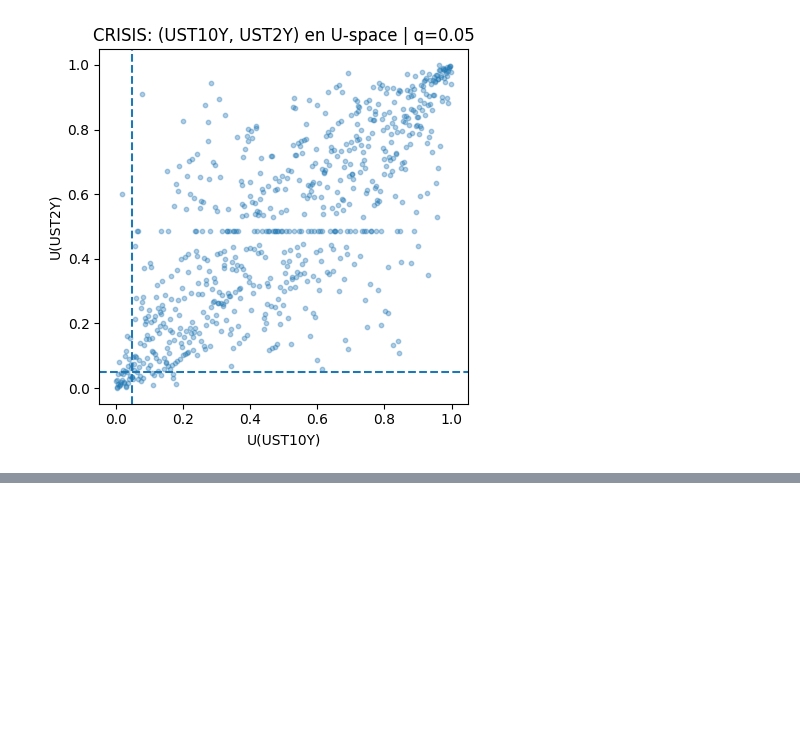
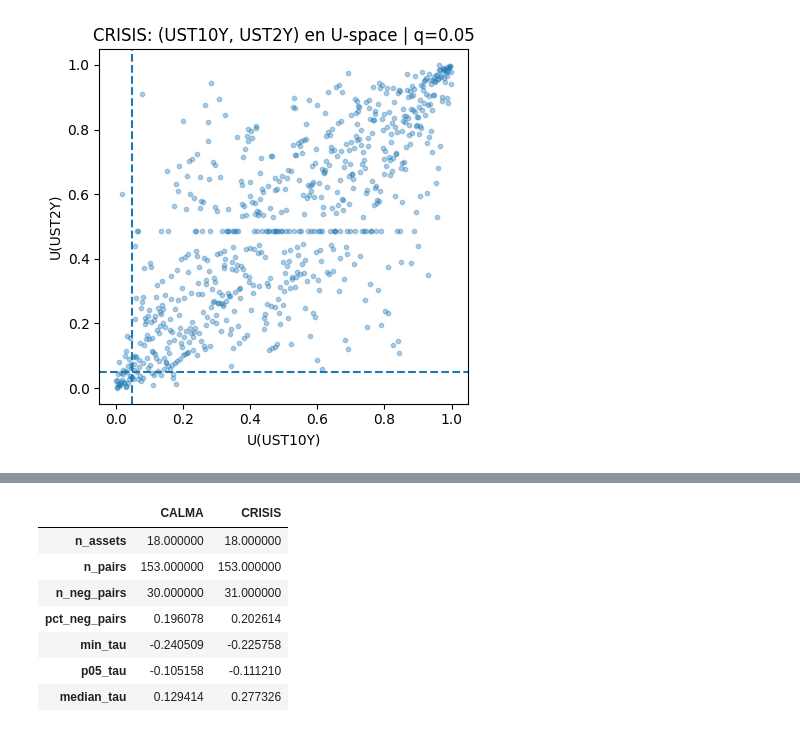
Before and after one commit to marcocorpacriado-pixel/CONTROL_RIESGOS, a Jupyter notebook: notebooks/01_hmm_regimes.ipynb, the cells around one changed output, grey strips where cells are left out. Saved outputs shown, nothing was run; the diff lists cells and outputs as text; code cells hidden in the pictures; blank space fills up the shorter version.

Commit message:
Añadir análisis Clayton Copula al notebook

```diff
--- a/notebooks/01_hmm_regimes.ipynb
+++ b/notebooks/01_hmm_regimes.ipynb
@@ -1925,0 +1937,97 @@ for a1, a2 in pairs_to_plot:
+# %%
+
+assets = R2.columns.tolist()
+
+Ucalm_df = pd.DataFrame(U_calm, columns=assets)
+Ucris_df = pd.DataFrame(U_cris, columns=assets)
+
+Tau_calm = Ucalm_df.corr(method="kendall")
+Tau_cris = Ucris_df.corr(method="kendall")
+
+def neg_pairs_report(Tau: pd.DataFrame, top=12):
+    cols = Tau.columns.tolist()
+    pairs = []
+    for i in range(len(cols)):
+        for j in range(i+1, len(cols)):
+            pairs.append((cols[i], cols[j], float(Tau.iloc[i, j])))
+    dfp = pd.DataFrame(pairs, columns=["asset_1","asset_2","tau"])
+    neg = dfp[dfp["tau"] < 0].sort_values("tau")  # más negativo primero
+
+    summary = {
+        "n_assets": len(cols),
+        "n_pairs": int(len(dfp)),
+        "n_neg_pairs": int(neg.shape[0]),
+        "pct_neg_pairs": float(neg.shape[0] / len(dfp)),
+        "min_tau": float(dfp["tau"].min()),
+        "p05_tau": float(dfp["tau"].quantile(0.05)),
+        "median_tau": float(dfp["tau"].median()),
+    }
+    return pd.Series(summary), neg.head(top), dfp
+
+sum_calm, neg_calm_top, pairs_calm = neg_pairs_report(Tau_calm, top=12)
+sum_cris, neg_cris_top, pairs_cris = neg_pairs_report(Tau_cris, top=12)
+
+display(pd.DataFrame({"CALMA": sum_calm, "CRISIS": sum_cris}))
+
+print("\nTop τ negativos (CALMA):")
+display(neg_calm_top)
+
+print("\nTop τ negativos (CRISIS):")
+display(neg_cris_top)
+
+# --- Selección automática de activos "Clayton-safe" ---
+# Criterio: un activo es conflictivo si tiene demasiados τ negativos con el resto.
+def select_clayton_assets(Tau: pd.DataFrame, max_neg_share=0.25, min_avg_tau=0.02):
+    cols = Tau.columns.tolist()
+    M = Tau.values.copy()
+    np.fill_diagonal(M, np.nan)
+
+    neg_share = np.nanmean(M < 0, axis=1)     # % de pares negativos por activo
+    avg_tau = np.nanmean(M, axis=1)           # τ medio del activo vs el resto
+
+    diag = pd.DataFrame({"asset": cols, "neg_share": neg_share, "avg_tau": avg_tau})
+    # "safe": pocos negativos y tau medio suficientemente positivo
+    safe = diag[(diag["neg_share"] <= max_neg_share) & (diag["avg_tau"] >= min_avg_tau)].sort_values("avg_tau", ascending=False)
+    unsafe = diag.drop(safe.index).sort_values("neg_share", ascending=False)
+    return safe, unsafe, diag
+
+safe_calm, unsafe_calm, diag_calm = select_clayton_assets(Tau_calm)
+safe_cris, unsafe_cris, diag_cris = select_clayton_assets(Tau_cris)
+
+print("\n--- Propuesta (CALMA) Clayton-safe ---")
+display(safe_calm)
+print("\n--- Excluidos (CALMA) ---")
+display(unsafe_calm)
+
+print("\n--- Propuesta (CRISIS) Clayton-safe ---")
+display(safe_cris)
+print("\n--- Excluidos (CRISIS) ---")
+display(unsafe_cris)
+
+# Intersección robusta: activos que son "safe" en ambos regímenes
+assets_clayton = sorted(list(set(safe_calm["asset"]).intersection(set(safe_cris["asset"]))))
+
+print("\nActivos seleccionados para Clayton (intersección CALMA ∩ CRISIS):")
+print(assets_clayton, "| n =", len(assets_clayton))
+
+# Medida rápida: τ medio dentro del subconjunto (para ver si tiene sentido)
+def avg_offdiag_tau(Tau, subset):
+    T = Tau.loc[subset, subset].values
+    mask = ~np.eye(len(subset), dtype=bool)
+    return float(T[mask].mean())
+
+if len(assets_clayton) >= 3:
+    print("\nτ medio off-diagonal dentro del subconjunto:")
+    print("CALMA :", avg_offdiag_tau(Tau_calm, assets_clayton))
+    print("CRISIS:", avg_offdiag_tau(Tau_cris, assets_clayton))
+else:
+    print("\nOJO: el subconjunto salió muy pequeño. En ese caso ajustamos Clayton solo a un bloque (p.ej. equities + HYG) manualmente.")
+# %% [output]
+|  | CALMA | CRISIS |
+| n_assets | 18.000000 | 18.000000 |
+| n_pairs | 153.000000 | 153.000000 |
+| n_neg_pairs | 30.000000 | 31.000000 |
+| pct_neg_pairs | 0.196078 | 0.202614 |
+| min_tau | -0.240509 | -0.225758 |
+| p05_tau | -0.105158 | -0.111210 |
+| median_tau | 0.129414 | 0.277326 |
```
Also changed, not shown: parts of 12 cells of this notebook.
